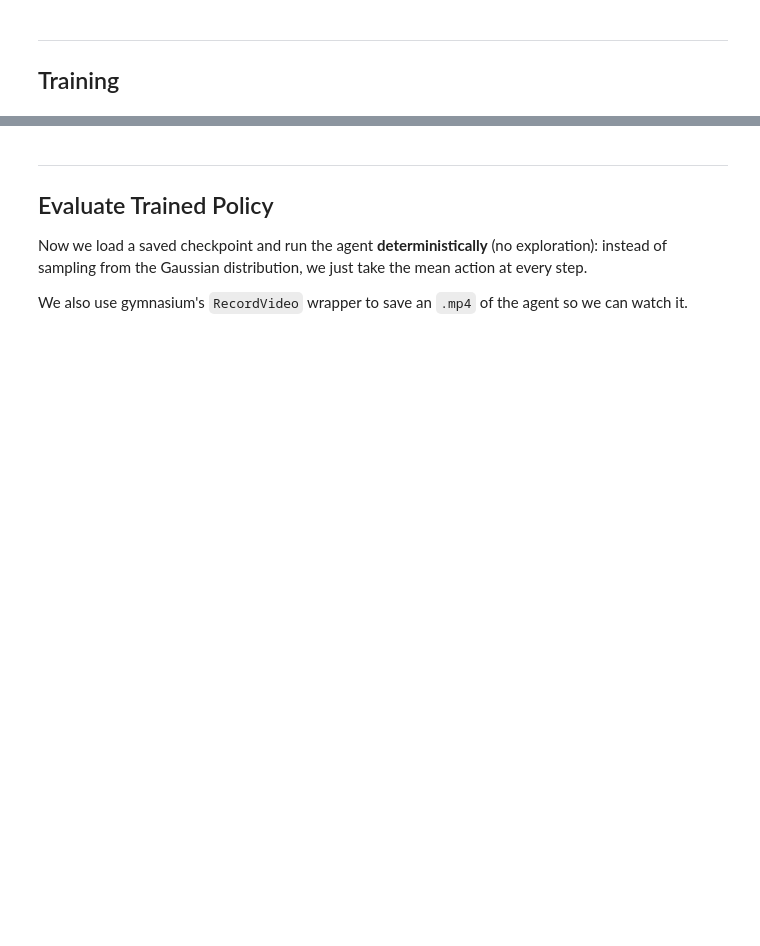
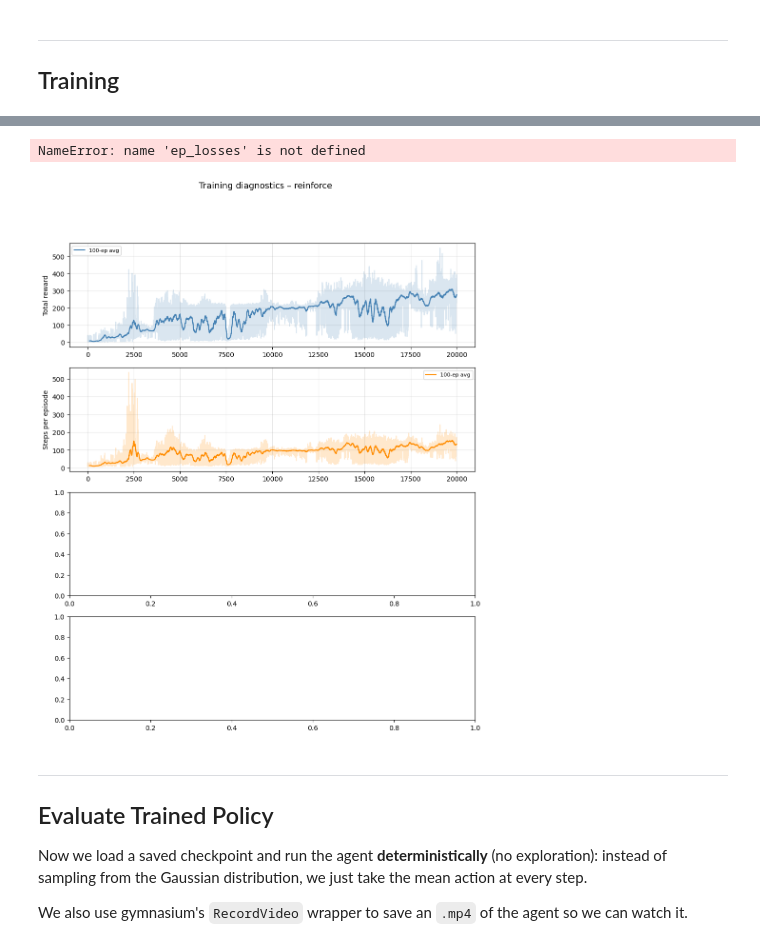
Before and after one commit to Gianbattistabsn/FAIML-RL-26, a Jupyter notebook: part1/colab_template/train_eval_reinforce_hopper.ipynb, the cells around one changed output, grey strips where cells are left out. Cells and saved outputs as stored; diff of their text form; code cells hidden in the pictures; blank space fills up the shorter version.

Commit message:
feat: reinforce no baseline and more metrics

```diff
--- a/part1/colab_template/train_eval_reinforce_hopper.ipynb
+++ b/part1/colab_template/train_eval_reinforce_hopper.ipynb
@@ -175,7 +175,7 @@ Set all hyperparameters here before running the training loop.
 - The model weights are saved **once at the end of training** into `CHECKPOINT_DIR`.
 # %%
 ALGORITHM           = 'reinforce'   # 'reinforce' | 'actor_critic'
-BASELINE            = 20            # fixed baseline
+BASELINE            = 0            # fixed baseline
 NUM_EPISODES        = 20000
 SEED                = 42
 
@@ -198,15 +198,17 @@ Checkpoints : c:\Users\gianb\Desktop\Data_Science_and_Eng\Year1Sem2\Fundamentals
 ---
 ## Training
 # %%
-# Import the train() function from our training script.
-# This keeps the notebook clean – all the loop logic lives in train.py.
+
 from train import train
 
-# Run the full training loop. train() returns three things:
-#   policy      – the trained neural network (we need it to plot and to evaluate)
-#   ep_rewards  – list of total reward per episode (used to plot the learning curve below)
-#   final_ckpt  – path to the saved final checkpoint file on disk
-policy, ep_rewards, final_ckpt = train(
+# train() returns:
+#   policy         – the trained neural network
+#   ep_rewards     – list of total reward per episode
+#   ep_lengths     – list of episode length (steps) per episode
+#   ep_losses      – list of actor loss values (one per episode)
+#   sigma_history  – list of (episode, sigma_array) snapshots every 100 eps
+#   final_ckpt     – path to the saved final checkpoint file on disk
+policy, ep_rewards, ep_lengths, ep_losses, sigma_history, final_ckpt = train(
     algorithm=ALGORITHM,
     baseline=BASELINE,
     num_episodes=NUM_EPISODES,
@@ -256,3 +237,56 @@ plt.show()
+# %%
+
+window = min(100, len(ep_rewards))
+
+def moving_avg(data, w):
+    return np.convolve(data, np.ones(w) / w, mode='valid')
+
+reward_smooth = moving_avg(ep_rewards, window)
+#length_smooth = moving_avg(ep_lengths, window)
+#loss_smooth   = moving_avg(ep_losses,  window) if len(ep_losses) >= window else np.array(ep_losses)
+
+sigma_eps    = [s[0] for s in sigma_history]
+sigma_values = np.array([s[1] for s in sigma_history])  # shape (N_snapshots, 3)
+
+fig, axes = plt.subplots(4, 1, figsize=(11, 13), sharex=False)
+fig.suptitle(f'Training diagnostics – {ALGORITHM}', fontsize=13)
+
+# panel 1: reward
+ax = axes[0]
+ax.plot(ep_rewards, alpha=0.2, color='steelblue')
+ax.plot(range(window - 1, len(ep_rewards)), reward_smooth, color='steelblue', label=f'{window}-ep avg')
+ax.set_ylabel('Total reward')
+ax.legend(fontsize=8); ax.grid(alpha=0.3)
+
+# panel 2: episode length
+ax = axes[1]
+ax.plot(ep_lengths, alpha=0.2, color='darkorange')
+ax.plot(range(window - 1, len(ep_lengths)), length_smooth, color='darkorange', label=f'{window}-ep avg')
+ax.set_ylabel('Steps per episode')
+ax.legend(fontsize=8); ax.grid(alpha=0.3)
+
+# panel 3: actor loss
+ax = axes[2]
+ax.plot(ep_losses, alpha=0.2, color='crimson')
+if len(ep_losses) >= window:
+    ax.plot(range(window - 1, len(ep_losses)), loss_smooth, color='crimson', label=f'{window}-ep avg')
+ax.set_ylabel('Actor loss')
+ax.legend(fontsize=8); ax.grid(alpha=0.3)
+
+# panel 4: σ per joint
+ax = axes[3]
+colors = ['tab:red', 'tab:green', 'tab:purple']
+for j in range(sigma_values.shape[1]):
+    ax.plot(sigma_eps, sigma_values[:, j], color=colors[j], marker='.', markersize=3, label=f'σ joint {j}')
+ax.set_ylabel('σ (after softplus)')
+ax.set_xlabel('Episode')
+ax.legend(fontsize=8); ax.grid(alpha=0.3)
+
+plt.tight_layout()
+plt.show()
+# %% [output]
+NameError: name 'ep_losses' is not defined
+[figure, added]
 # %% [markdown]
 ---
 ## Evaluate Trained Policy
```
Also changed, not shown: parts of 4 cells of this notebook, 6 other files.
